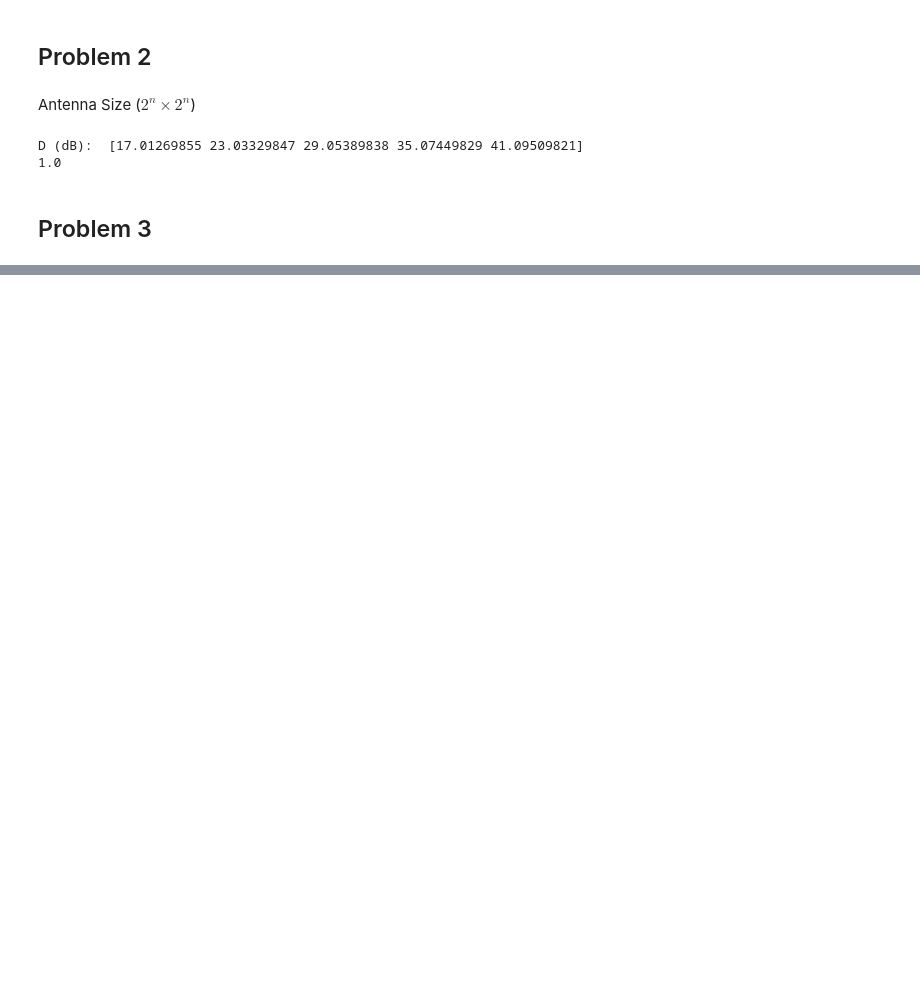
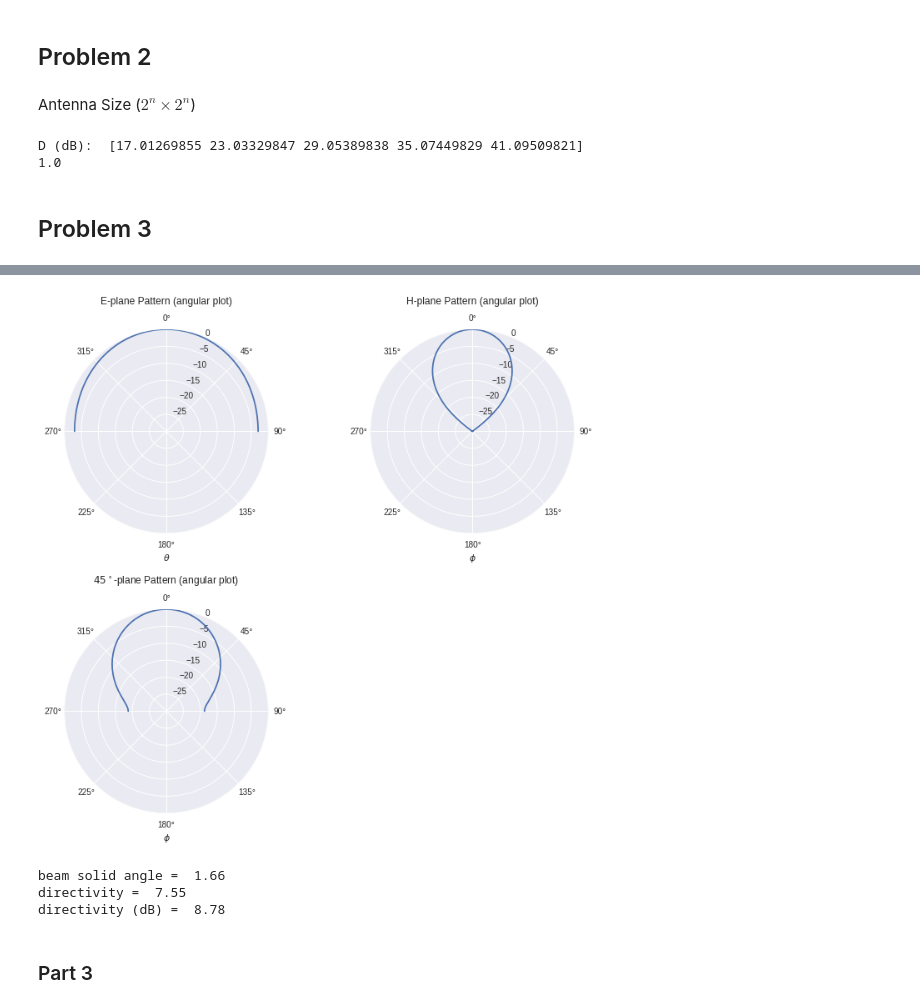
Before and after one commit to Zhaoxin-Hu/ECE222A, a Jupyter notebook: Homework_5.ipynb, the cells around one changed output, grey strips where cells are left out. Cells and saved outputs as stored; diff of their text form; code cells hidden in the pictures; blank space fills up the shorter version.

```diff
--- a/Homework_5.ipynb
+++ b/Homework_5.ipynb
@@ -88,0 +149,59 @@ ax.set_xlabel(r'$\theta$')
+# %%
+num_pts_theta = 500
+theta = np.linspace(-np.pi/2, np.pi/2, num_pts_theta)
+scale = 'dB'
+
+plt.figure(figsize = (10,10))
+ax = plt.subplot(221, projection='polar')
+ax.set_theta_offset(np.pi/2)
+ax.set_theta_direction(-1)
+if scale == 'lin':
+    ax.plot(theta, (P_n(theta, np.pi/2)))
+else:
+    ax.plot(theta, 10*np.log10(P_n(theta, np.pi/2)))
+    ax.set_rmax(0)
+    ax.set_rmin(-30)
+ax.set_title(r'E-plane Pattern (angular plot)', y=1.1)
+ax.set_xlabel(r'$\theta$')
+
+ax = plt.subplot(222, projection='polar')
+ax.set_theta_offset(np.pi/2)
+ax.set_theta_direction(-1)
+if scale == 'lin':
+    ax.plot(theta, (P_n(theta, 0)))
+else:
+    ax.plot(theta, 10*np.log10(P_n(theta, 0)))
+    ax.set_rmax(0)
+    ax.set_rmin(-30)
+ax.set_title(r'H-plane Pattern (angular plot)', y=1.1)
+ax.set_xlabel(r'$\phi$')
+
+ax = plt.subplot(223, projection='polar')
+ax.set_theta_offset(np.pi/2)
+ax.set_theta_direction(-1)
+if scale == 'lin':
+    ax.plot(theta, (P_n(theta, np.pi/4)))
+else:
+    ax.plot(theta, 10*np.log10(P_n(theta, np.pi/4)))
+    ax.set_rmax(0)
+    ax.set_rmin(-30)
+ax.set_title(r'$45^\circ$-plane Pattern (angular plot)', y=1.1)
+ax.set_xlabel(r'$\phi$')
+
+plt.subplots_adjust(top=0.92, bottom=0.08, left=0.10, right=0.95, hspace=0.25,
+                    wspace=0.5)
+# %% [output]
+[figure, added]
+# %%
+beam_solid_angle = integrate.dblquad(integrand, 0, 2*np.pi, 0, np.pi/2)[0]
+print('beam solid angle = ', round(beam_solid_angle,2))
+D = 4*np.pi/beam_solid_angle
+D_dB = 10*np.log10(D)
+print('directivity = ', round(D,2))
+print('directivity (dB) = ', round(D_dB,2))
+# %% [output]
+beam solid angle =  1.66
+directivity =  7.55
+directivity (dB) =  8.78
+# %% [markdown]
+### Part 3
```
Also changed, not shown: parts of 10 cells of this notebook.
